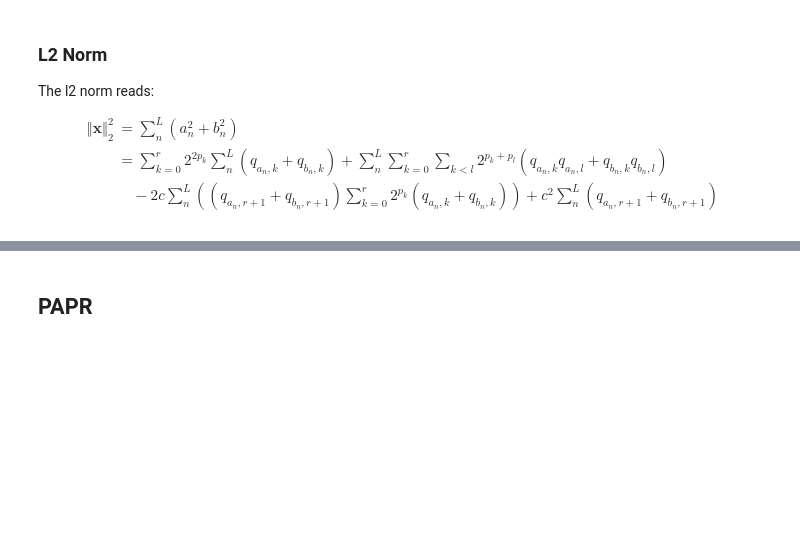
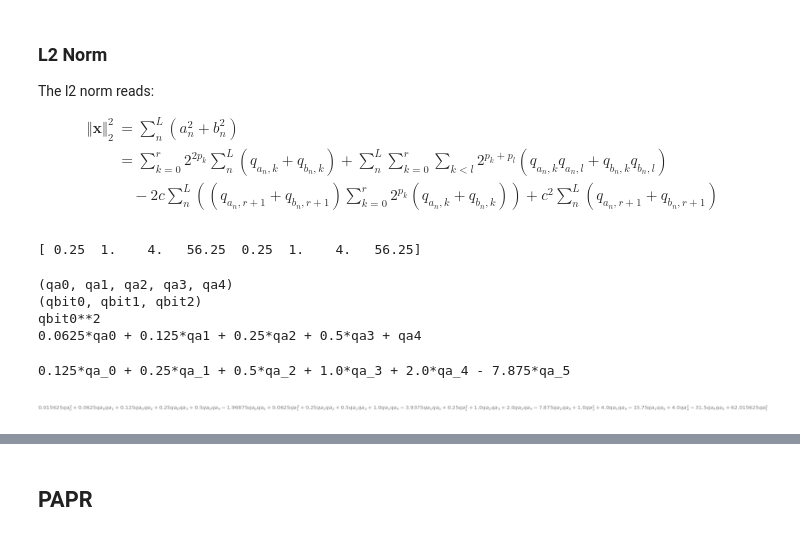
Before and after one commit to DBern97/Dwave-RAN-algs, a Jupyter notebook: ocean_trial_runs.ipynb, the cells around one changed output, grey strips where cells are left out. Saved outputs shown, nothing was run; the diff lists cells and outputs as text; code cells hidden in the pictures; blank space fills up the shorter version.

```diff
--- a/ocean_trial_runs.ipynb
+++ b/ocean_trial_runs.ipynb
@@ -374,3 +374,78 @@ def Get_L2_QUBO_Coeff(x):
     return Q_mat
 
 Qmat = Get_L2_QUBO_Coeff(x_qubits)
+
+print(np.diag(Qmat))
+# %% [output]
+[ 0.25  1.    4.   56.25  0.25  1.    4.   56.25]
+# %%
+import sympy as sp
+
+q_a = sp.symbols('qa:5')
+nq=3
+varname = 'qbit'
+q_b = sp.symbols('{}:{}'.format(varname,nq))
+
+print(q_a)
+print(q_b)
+
+# TODO: make b**2=b for all symbols.
+print(q_b[0]**2)
+
+
+# s = sp.Sum(sp.Indexed('q_a',i),(i,0,4))
+# s = sp.Sum(q_a[i], (i,0,2)).doit()
+
+s = sp.Add(*[2**(m-4)*q_a[m] for m in range(5)])
+print(s)
+# %% [output]
+(qa0, qa1, qa2, qa3, qa4)
+(qbit0, qbit1, qbit2)
+qbit0**2
+0.0625*qa0 + 0.125*qa1 + 0.25*qa2 + 0.5*qa3 + qa4
+# %%
+
+def Bin_Approx_Symbolic(name, domain, nq):
+
+    low, high = domain
+
+    # for now, to match the nq requirement
+    nq = nq - 2
+
+    # Largest power and the offset
+    p_max = int(np.log2(high) - 1)
+    sub = int(nq/2) - p_max
+
+    # Powers of the binary vars
+    powers = np.linspace(-int(nq/2), int(nq/2), nq+1, dtype=int)
+    powers = powers - sub
+
+    # array of coefficients i.e. 2**powers
+    coeff = 2*np.ones(nq+1)
+    coeff = np.power(coeff, powers)
+
+    upper = np.sum(coeff)
+
+    c = -(upper - low)
+
+    # now coeff is an array of coeffs for a single element of x.
+    coeff = np.append(coeff,c)
+
+    # Create bin vars symbolically
+    varname = 'q'+str(name)+'_'
+    qname = sp.symbols('{}:{}'.format(varname,nq+2))
+    qname = np.array(list(qname))
+
+    # Create the symbolic sum
+    elements = coeff*qname
+    bin_approx = sp.Add(*[elements[j] for j in range(len(elements))])
+
+    return bin_approx
+
+print(Bin_Approx_Symbolic('a',[-4,4],6))
+# %% [output]
+0.125*qa_0 + 0.25*qa_1 + 0.5*qa_2 + 1.0*qa_3 + 2.0*qa_4 - 7.875*qa_5
+# %%
+sp.expand(Bin_Approx_Symbolic('a',[-4,4],6)**2)
+# %% [output]
+[figure, added]
```
Also changed, not shown: parts of 20 cells of this notebook.
